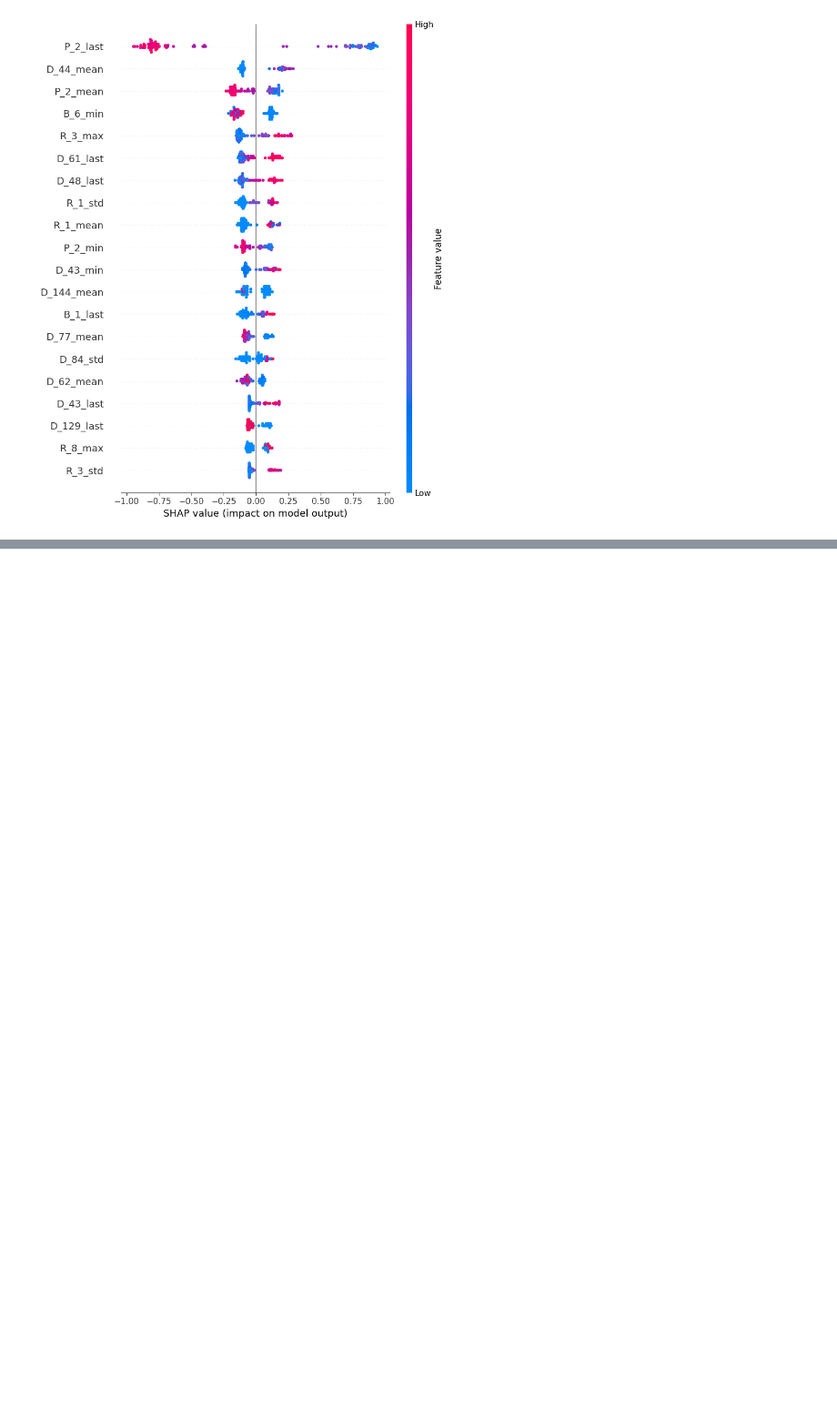
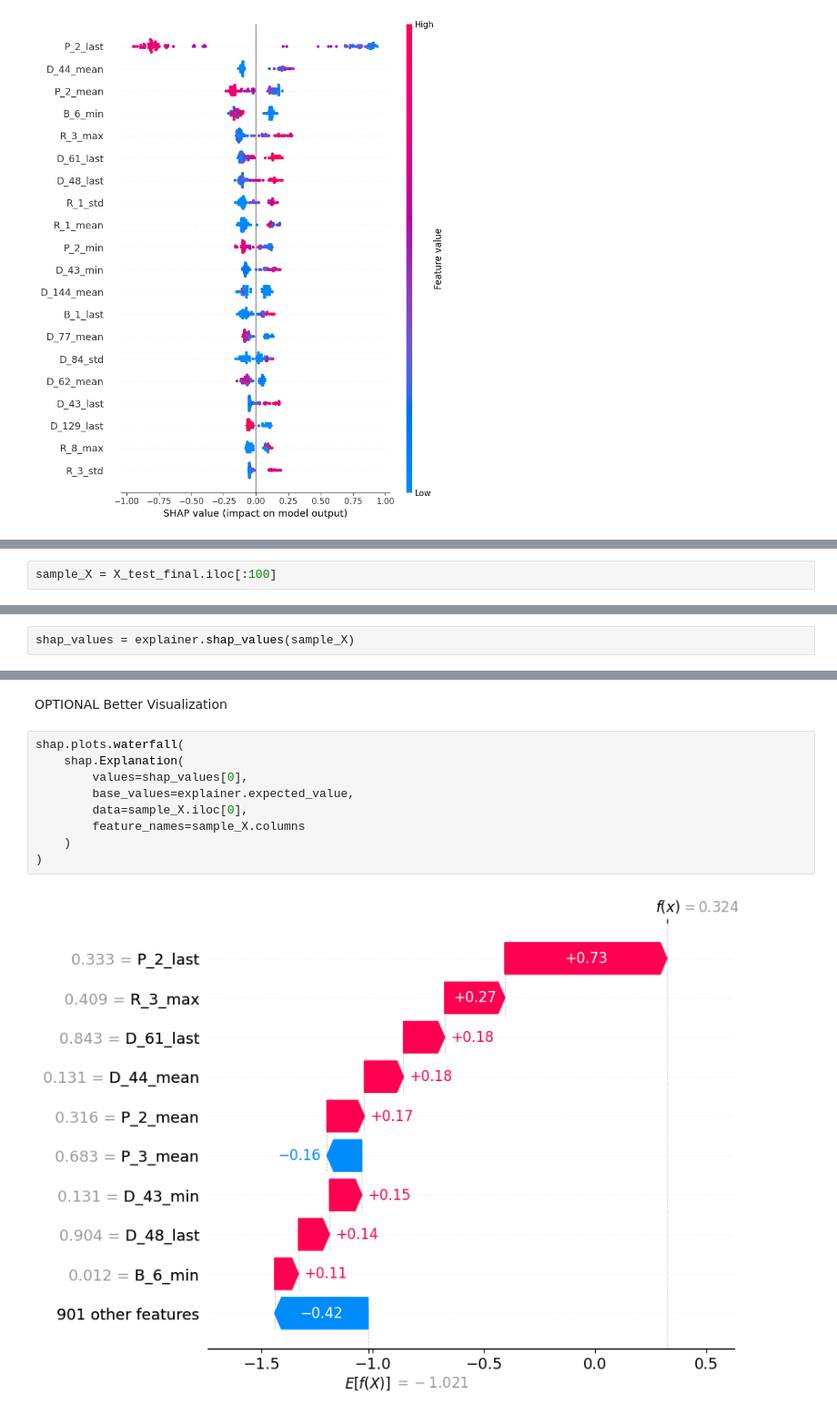
Before and after one commit to ishanrajani77/behavioral-credit-risk-early-warning-system, a Jupyter notebook: notebooks/00_data_audit.ipynb, the cells around one changed output, grey strips where cells are left out. Shown at 91% size. Saved outputs shown, nothing was run; the diff lists cells and outputs as text; blank space fills up the shorter version.

```diff
--- a/notebooks/00_data_audit.ipynb
+++ b/notebooks/00_data_audit.ipynb
@@ -2137,0 +2179,2 @@ shap.summary_plot(
+# %%
+sample_X = X_test_final.iloc[:100]
@@ -2137,0 +2183,2 @@ shap.summary_plot(
+# %%
+shap_values = explainer.shap_values(sample_X)
@@ -2137,0 +2195,13 @@ shap.summary_plot(
+# %% [markdown]
+OPTIONAL Better Visualization
+# %%
+shap.plots.waterfall(
+    shap.Explanation(
+        values=shap_values[0],
+        base_values=explainer.expected_value,
+        data=sample_X.iloc[0],
+        feature_names=sample_X.columns
+    )
+)
+# %% [output]
+[figure, added]
```
Also changed, not shown: parts of 151 cells of this notebook.
